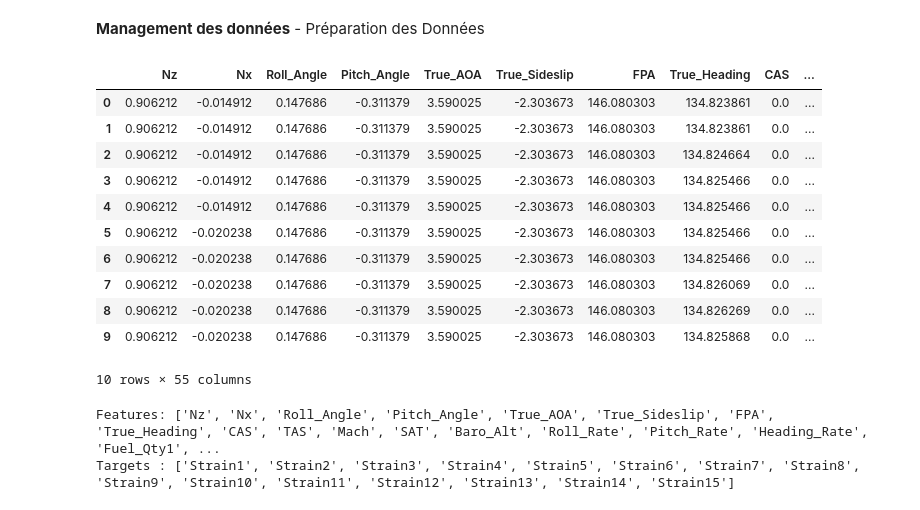
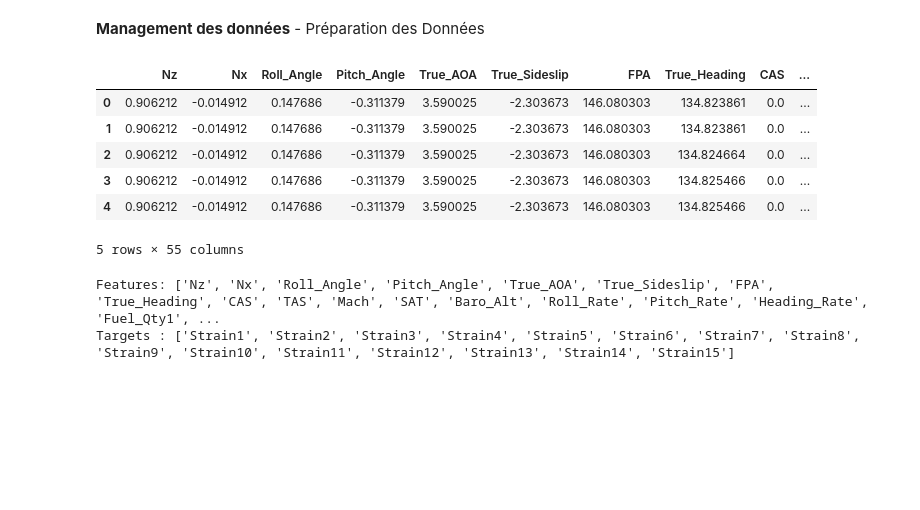
Before and after one commit to BrunoRichard98/Mini_Challenge_Capteur_Virtuel_AirLoadBench, a Jupyter notebook: Mini_Challenge_Bruno_Samuel_Multi_Model.ipynb, the cells around one changed output. Cells and saved outputs as stored; diff of their text form; code cells hidden in the pictures; blank space fills up the shorter version.

```diff
--- a/Mini_Challenge_Bruno_Samuel_Multi_Model.ipynb
+++ b/Mini_Challenge_Bruno_Samuel_Multi_Model.ipynb
@@ -56,20 +56,15 @@ df = pd.read_csv('df.csv')
 # %%
 df = df.drop(columns='Relative_Time')
 # %%
-df.head(10)
+df.head(5)
 # %% [output]
 |  | Nz | Nx | Roll_Angle | Pitch_Angle | True_AOA | True_Sideslip | FPA | True_Heading | CAS | ... |
 | 0 | 0.906212 | -0.014912 | 0.147686 | -0.311379 | 3.590025 | -2.303673 | 146.080303 | 134.823861 | 0.0 | ... |
 | 1 | 0.906212 | -0.014912 | 0.147686 | -0.311379 | 3.590025 | -2.303673 | 146.080303 | 134.823861 | 0.0 | ... |
 | 2 | 0.906212 | -0.014912 | 0.147686 | -0.311379 | 3.590025 | -2.303673 | 146.080303 | 134.824664 | 0.0 | ... |
 | 3 | 0.906212 | -0.014912 | 0.147686 | -0.311379 | 3.590025 | -2.303673 | 146.080303 | 134.825466 | 0.0 | ... |
 | 4 | 0.906212 | -0.014912 | 0.147686 | -0.311379 | 3.590025 | -2.303673 | 146.080303 | 134.825466 | 0.0 | ... |
-| 5 | 0.906212 | -0.020238 | 0.147686 | -0.311379 | 3.590025 | -2.303673 | 146.080303 | 134.825466 | 0.0 | ... |
-| 6 | 0.906212 | -0.020238 | 0.147686 | -0.311379 | 3.590025 | -2.303673 | 146.080303 | 134.825466 | 0.0 | ... |
-| 7 | 0.906212 | -0.020238 | 0.147686 | -0.311379 | 3.590025 | -2.303673 | 146.080303 | 134.826069 | 0.0 | ... |
-| 8 | 0.906212 | -0.020238 | 0.147686 | -0.311379 | 3.590025 | -2.303673 | 146.080303 | 134.826269 | 0.0 | ... |
-| 9 | 0.906212 | -0.020238 | 0.147686 | -0.311379 | 3.590025 | -2.303673 | 146.080303 | 134.825868 | 0.0 | ... |
-10 rows × 55 columns
+5 rows × 55 columns
 # %%
 # Targets = deformações (saídas do modelo)
 target_cols = [f"Strain{i}" for i in range(1, 16)]
```
Also changed, not shown: parts of 20 cells of this notebook.
